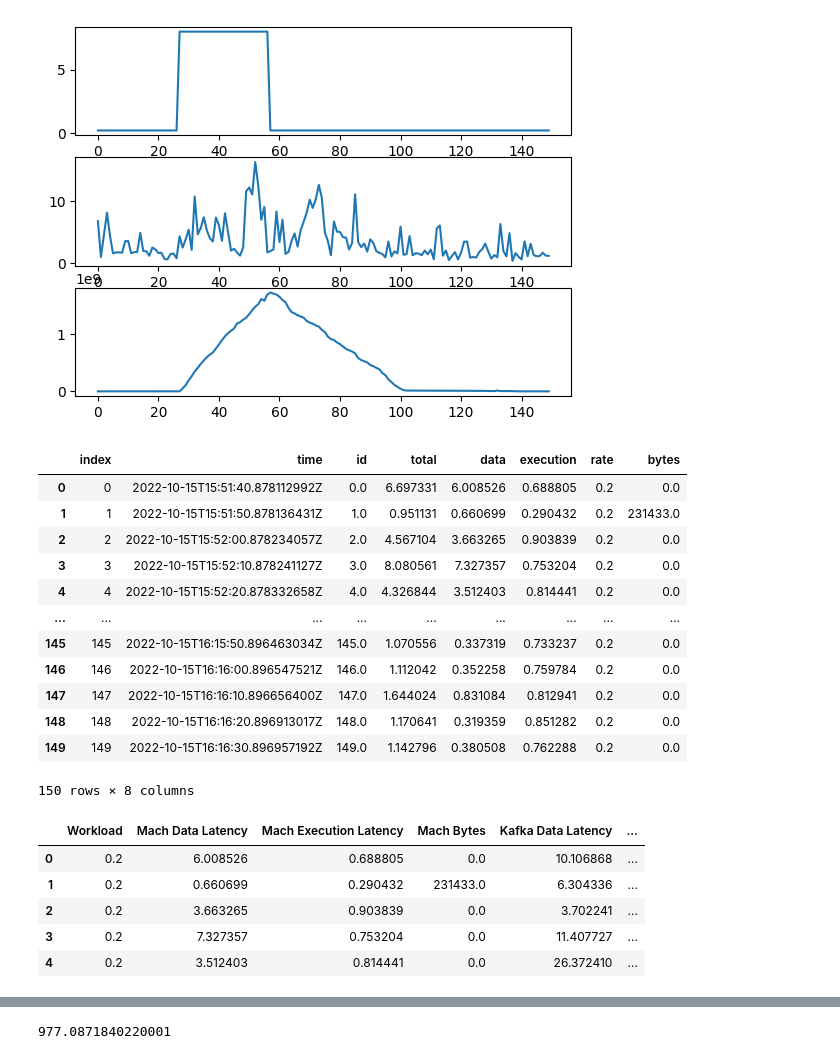
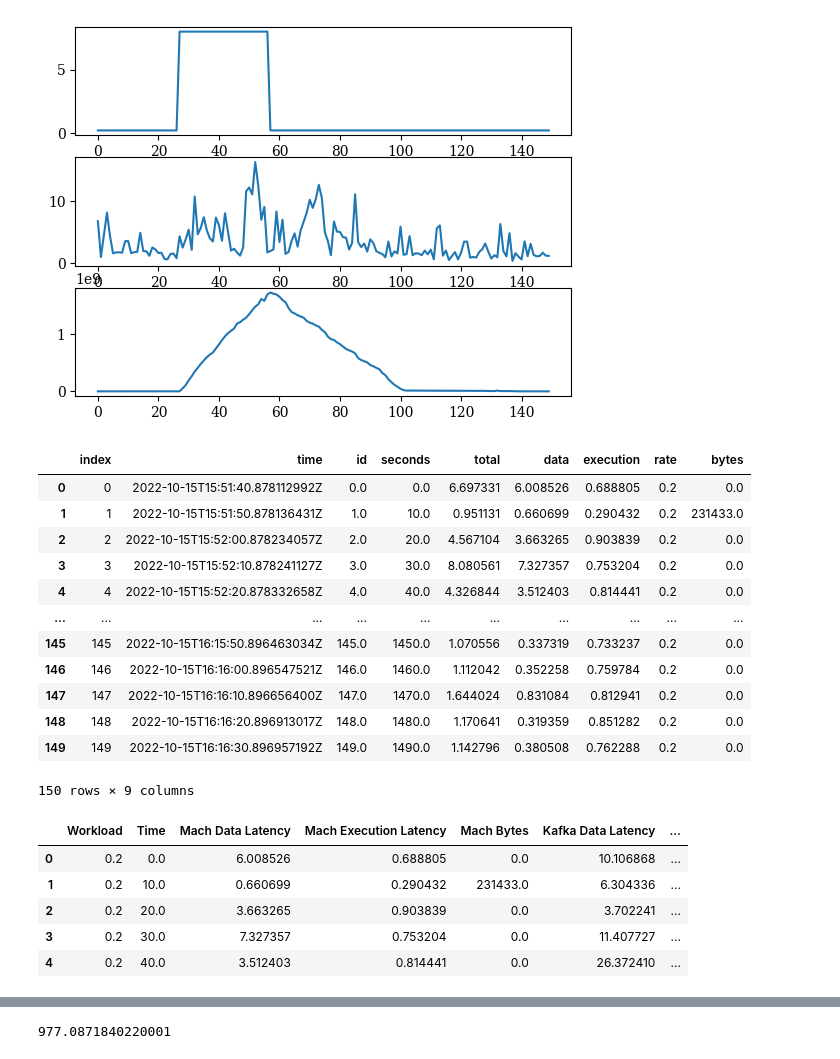
Before and after one commit to mach-telemetry/mach, a Jupyter notebook: bin/src/evaluation_output/plots/Saturated Kafka Evaluations.ipynb, the cells around one changed output, grey strips where cells are left out. Drawn from its saved outputs; the diff is of its cells as text; code cells hidden in the pictures.

```diff
--- a/bin/src/evaluation_output/plots/Saturated Kafka Evaluations.ipynb
+++ b/bin/src/evaluation_output/plots/Saturated Kafka Evaluations.ipynb
@@ -16,11 +16,12 @@ def get_timings(file):
     queries
     times = [t[0].split(" ")[2] for t in queries]
     ids = [int(t[1].split(" ")[3]) for t in queries]
+    secs = [i * 10 for i in ids]
     total = [float(t[5].split(":")[1]) for t in queries]
     data =  [float(t[6].split(":")[1]) for t in queries]
     execution =  [float(t[7].split(":")[1]) for t in queries]
 
-    df_timing = pd.DataFrame({"time": times, "id": ids, "total": total, "data": data, "execution": execution})
+    df_timing = pd.DataFrame({"time": times, "id": ids, "seconds": secs, "total": total, "data": data, "execution": execution})
     df_timing.sort_values("id", inplace=True)
     return df_timing
 
@@ -96,39 +97,40 @@ axs[2].plot(mach_all["bytes"])
 # %%
 mach_all
 # %% [output]
-|  | index | time | id | total | data | execution | rate | bytes |
-| 0 | 0 | 2022-10-15T15:51:40.878112992Z | 0.0 | 6.697331 | 6.008526 | 0.688805 | 0.2 | 0.0 |
-| 1 | 1 | 2022-10-15T15:51:50.878136431Z | 1.0 | 0.951131 | 0.660699 | 0.290432 | 0.2 | 231433.0 |
-| 2 | 2 | 2022-10-15T15:52:00.878234057Z | 2.0 | 4.567104 | 3.663265 | 0.903839 | 0.2 | 0.0 |
-| 3 | 3 | 2022-10-15T15:52:10.878241127Z | 3.0 | 8.080561 | 7.327357 | 0.753204 | 0.2 | 0.0 |
-| 4 | 4 | 2022-10-15T15:52:20.878332658Z | 4.0 | 4.326844 | 3.512403 | 0.814441 | 0.2 | 0.0 |
-| ... | ... | ... | ... | ... | ... | ... | ... | ... |
-| 145 | 145 | 2022-10-15T16:15:50.896463034Z | 145.0 | 1.070556 | 0.337319 | 0.733237 | 0.2 | 0.0 |
-| 146 | 146 | 2022-10-15T16:16:00.896547521Z | 146.0 | 1.112042 | 0.352258 | 0.759784 | 0.2 | 0.0 |
-| 147 | 147 | 2022-10-15T16:16:10.896656400Z | 147.0 | 1.644024 | 0.831084 | 0.812941 | 0.2 | 0.0 |
-| 148 | 148 | 2022-10-15T16:16:20.896913017Z | 148.0 | 1.170641 | 0.319359 | 0.851282 | 0.2 | 0.0 |
-| 149 | 149 | 2022-10-15T16:16:30.896957192Z | 149.0 | 1.142796 | 0.380508 | 0.762288 | 0.2 | 0.0 |
+|  | index | time | id | seconds | total | data | execution | rate | bytes |
+| 0 | 0 | 2022-10-15T15:51:40.878112992Z | 0.0 | 0.0 | 6.697331 | 6.008526 | 0.688805 | 0.2 | 0.0 |
+| 1 | 1 | 2022-10-15T15:51:50.878136431Z | 1.0 | 10.0 | 0.951131 | 0.660699 | 0.290432 | 0.2 | 231433.0 |
+| 2 | 2 | 2022-10-15T15:52:00.878234057Z | 2.0 | 20.0 | 4.567104 | 3.663265 | 0.903839 | 0.2 | 0.0 |
+| 3 | 3 | 2022-10-15T15:52:10.878241127Z | 3.0 | 30.0 | 8.080561 | 7.327357 | 0.753204 | 0.2 | 0.0 |
+| 4 | 4 | 2022-10-15T15:52:20.878332658Z | 4.0 | 40.0 | 4.326844 | 3.512403 | 0.814441 | 0.2 | 0.0 |
+| ... | ... | ... | ... | ... | ... | ... | ... | ... | ... |
+| 145 | 145 | 2022-10-15T16:15:50.896463034Z | 145.0 | 1450.0 | 1.070556 | 0.337319 | 0.733237 | 0.2 | 0.0 |
+| 146 | 146 | 2022-10-15T16:16:00.896547521Z | 146.0 | 1460.0 | 1.112042 | 0.352258 | 0.759784 | 0.2 | 0.0 |
+| 147 | 147 | 2022-10-15T16:16:10.896656400Z | 147.0 | 1470.0 | 1.644024 | 0.831084 | 0.812941 | 0.2 | 0.0 |
+| 148 | 148 | 2022-10-15T16:16:20.896913017Z | 148.0 | 1480.0 | 1.170641 | 0.319359 | 0.851282 | 0.2 | 0.0 |
+| 149 | 149 | 2022-10-15T16:16:30.896957192Z | 149.0 | 1490.0 | 1.142796 | 0.380508 | 0.762288 | 0.2 | 0.0 |
-150 rows × 8 columns
+150 rows × 9 columns
 # %%
-mach_kafka = mach_all.join(kafka_all, lsuffix="_mach", rsuffix="_kafka")[["rate_mach", "data_mach", "execution_mach", "bytes_mach", "data_kafka", "execution_kafka", "bytes_kafka"]]
+mach_kafka = mach_all.join(kafka_all, lsuffix="_mach", rsuffix="_kafka")[["rate_mach", "seconds_mach", "data_mach", "execution_mach", "bytes_mach", "data_kafka", "execution_kafka", "bytes_kafka"]]
 mach_kafka = mach_kafka[:100]
 mach_kafka.columns = [
     "Workload",
+    "Time",
     "Mach Data Latency",
     "Mach Execution Latency",
     "Mach Bytes",
     "Kafka Data Latency",
     "Kafka Execution Latency",
     "Kafka Bytes"
 ]
 mach_kafka.head()
 # %% [output]
-|  | Workload | Mach Data Latency | Mach Execution Latency | Mach Bytes | Kafka Data Latency | ... |
-| 0 | 0.2 | 6.008526 | 0.688805 | 0.0 | 10.106868 | ... |
-| 1 | 0.2 | 0.660699 | 0.290432 | 231433.0 | 6.304336 | ... |
-| 2 | 0.2 | 3.663265 | 0.903839 | 0.0 | 3.702241 | ... |
-| 3 | 0.2 | 7.327357 | 0.753204 | 0.0 | 11.407727 | ... |
-| 4 | 0.2 | 3.512403 | 0.814441 | 0.0 | 26.372410 | ... |
+|  | Workload | Time | Mach Data Latency | Mach Execution Latency | Mach Bytes | Kafka Data Latency | ... |
+| 0 | 0.2 | 0.0 | 6.008526 | 0.688805 | 0.0 | 10.106868 | ... |
+| 1 | 0.2 | 10.0 | 0.660699 | 0.290432 | 231433.0 | 6.304336 | ... |
+| 2 | 0.2 | 20.0 | 3.663265 | 0.903839 | 0.0 | 3.702241 | ... |
+| 3 | 0.2 | 30.0 | 7.327357 | 0.753204 | 0.0 | 11.407727 | ... |
+| 4 | 0.2 | 40.0 | 3.512403 | 0.814441 | 0.0 | 26.372410 | ... |
 # %%
 # pull in ES results
 with open("saturated_kafka_es_query_out", "r") as f:
```
Also changed, not shown: parts of 3 cells of this notebook.
